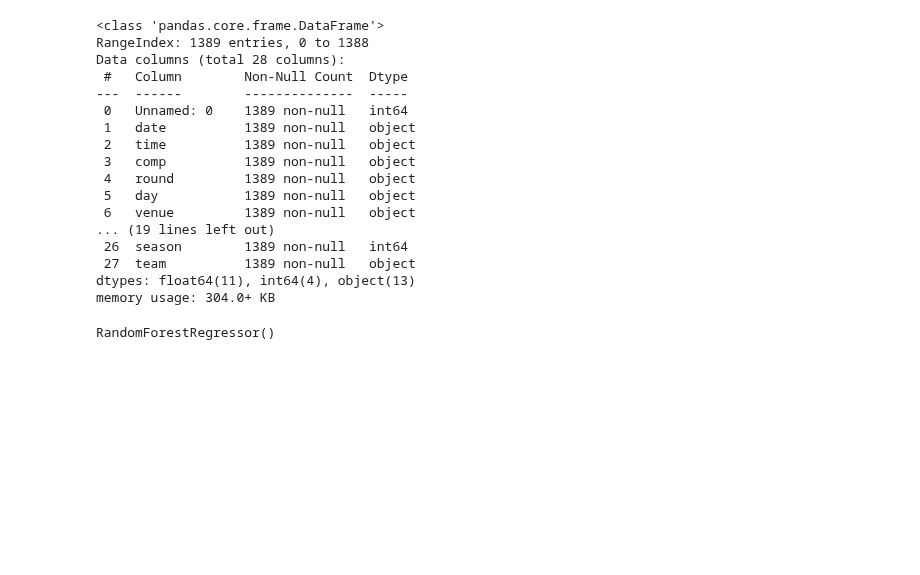
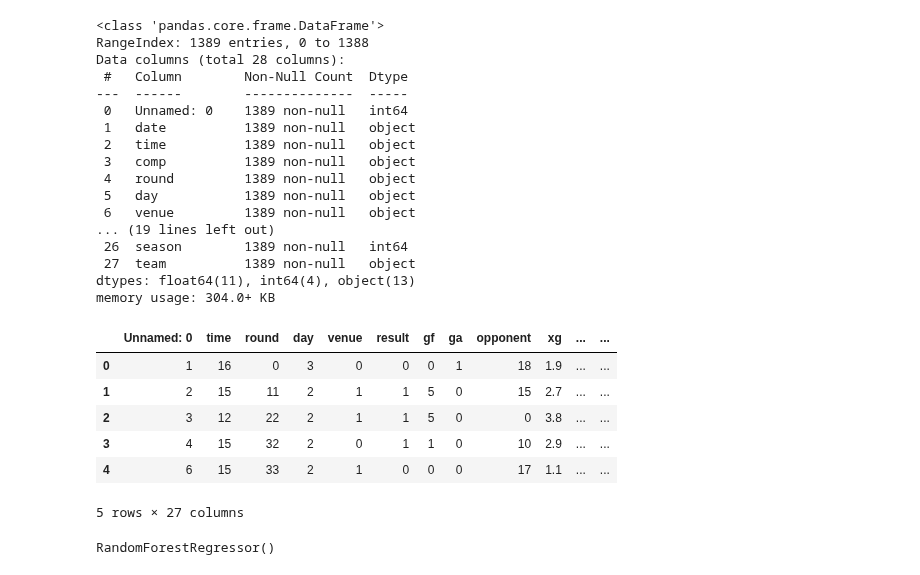
Before and after one commit to s4kh4rov/BMIL, a Jupyter notebook: lab_3.ipynb, the cells around one changed output. Saved outputs shown, nothing was run; the diff lists cells and outputs as text; code cells hidden in the pictures; blank space fills up the shorter version.

```diff
--- a/lab_3.ipynb
+++ b/lab_3.ipynb
@@ -70,6 +70,16 @@ training_data = training_data.drop('notes', axis=1)
 training_data = training_data.drop('attendance', axis=1)
 training_data = training_data.drop('date', axis=1)
 training_data = training_data.drop('comp', axis=1)
+# %%
+training_data.head()
+# %% [output]
+|  | Unnamed: 0 | time | round | day | venue | result | gf | ga | opponent | xg | ... | ... |
+| 0 | 1 | 16 | 0 | 3 | 0 | 0 | 0 | 1 | 18 | 1.9 | ... | ... |
+| 1 | 2 | 15 | 11 | 2 | 1 | 1 | 5 | 0 | 15 | 2.7 | ... | ... |
+| 2 | 3 | 12 | 22 | 2 | 1 | 1 | 5 | 0 | 0 | 3.8 | ... | ... |
+| 3 | 4 | 15 | 32 | 2 | 0 | 1 | 1 | 0 | 10 | 2.9 | ... | ... |
+| 4 | 6 | 15 | 33 | 2 | 1 | 0 | 0 | 0 | 17 | 1.1 | ... | ... |
+5 rows × 27 columns
 # %%
 from sklearn import linear_model, ensemble
 linear_regression_model = linear_model.LinearRegression()
```
Also changed, not shown: parts of 2 cells of this notebook.
